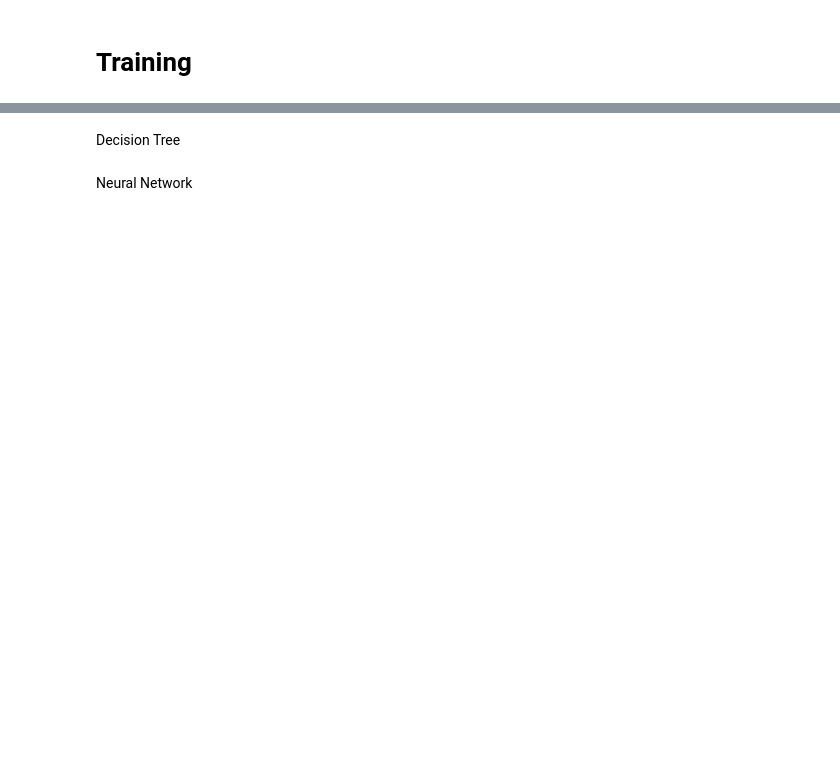
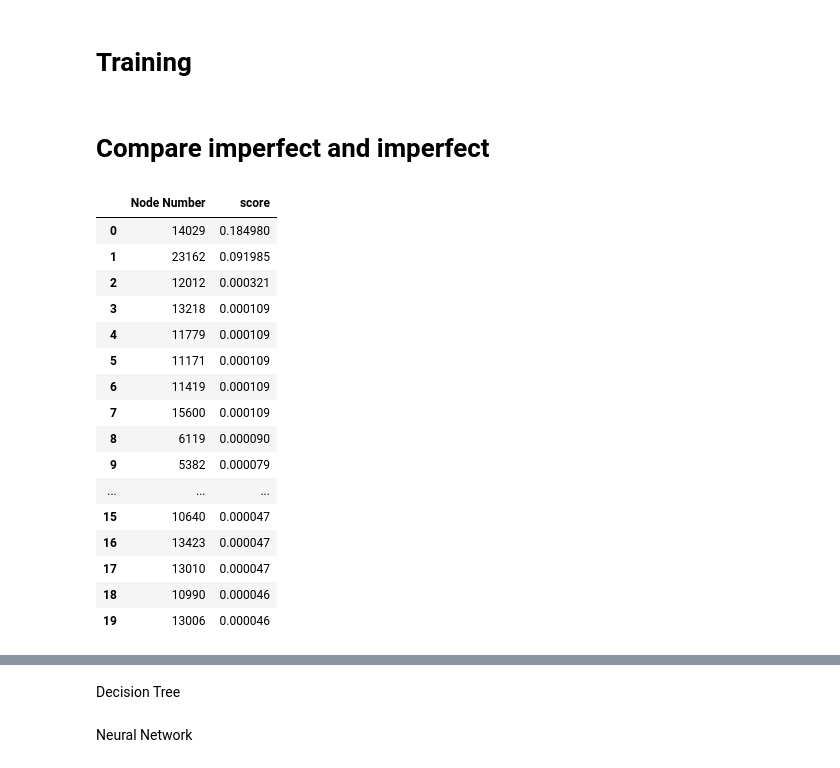
Before and after one commit to marius-ne/CIE_ProjectB_Group13, a Jupyter notebook: Program_B.ipynb, the cells around one changed output, grey strips where cells are left out. Drawn from its saved outputs; the diff is of its cells as text; code cells hidden in the pictures; blank space fills up the shorter version.

```diff
--- a/Program_B.ipynb
+++ b/Program_B.ipynb
@@ -621,3 +846,5 @@ def standardize(X_train_raw, X_test_raw):
     return X_train, X_test
 
 X_train, X_test = standardize(X_train_raw, X_test_raw)
+# %% [markdown]
+# Compare imperfect and imperfect
@@ -623,0 +974,28 @@ X_train, X_test = standardize(X_train_raw, X_test_raw)
+# %%
+
+final_scores, scores_by_scenario = compute_imperfect_node_scores(
+    df_sorted,
+    variables=VARIABLE_NAMES,
+    reducer="rms",
+    combine_vars="sum"
+)
+
+final_scores.head(20)
+# %% [output]
+|  | Node Number | score |
+| 0 | 14029 | 0.184980 |
+| 1 | 23162 | 0.091985 |
+| 2 | 12012 | 0.000321 |
+| 3 | 13218 | 0.000109 |
+| 4 | 11779 | 0.000109 |
+| 5 | 11171 | 0.000109 |
+| 6 | 11419 | 0.000109 |
+| 7 | 15600 | 0.000109 |
+| 8 | 6119 | 0.000090 |
+| 9 | 5382 | 0.000079 |
+| ... | ... | ... |
+| 15 | 10640 | 0.000047 |
+| 16 | 13423 | 0.000047 |
+| 17 | 13010 | 0.000047 |
+| 18 | 10990 | 0.000046 |
+| 19 | 13006 | 0.000046 |
```
Also changed, not shown: parts of 44 cells of this notebook.
